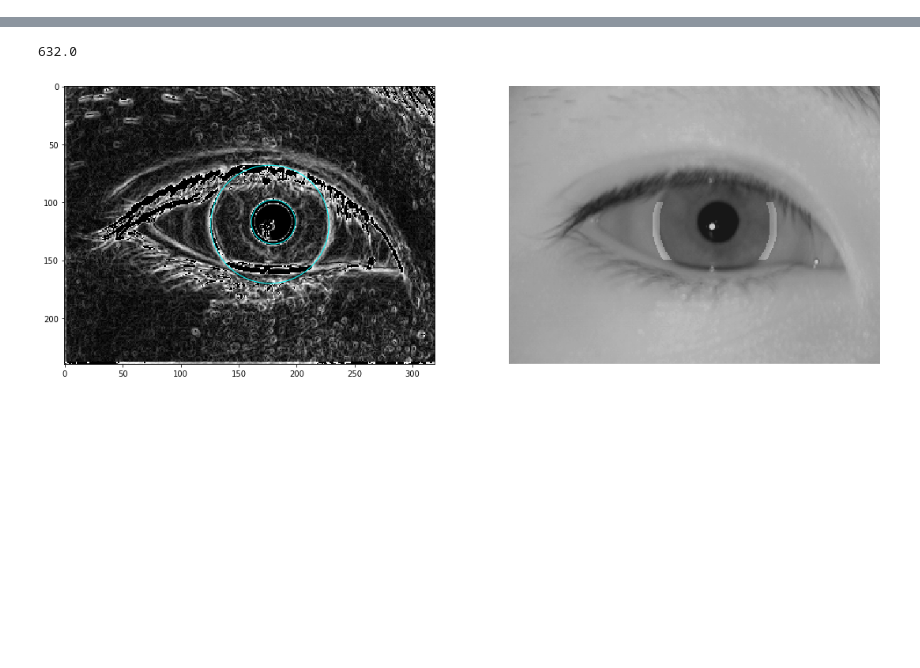
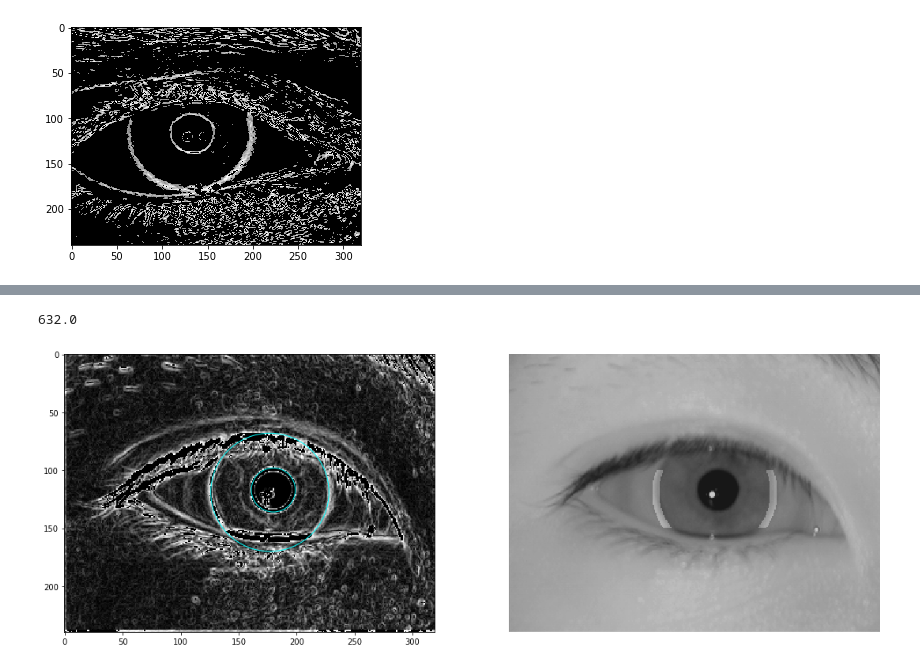
Before and after one commit to gagarinsname/iris, a Jupyter notebook: research/BaseRadii/BorderClassification.ipynb, the cells around one changed output, grey strips where cells are left out. Cells and saved outputs as stored; diff of their text form; code cells hidden in the pictures; blank space fills up the shorter version.

```diff
--- a/research/BaseRadii/BorderClassification.ipynb
+++ b/research/BaseRadii/BorderClassification.ipynb
@@ -46,0 +50,36 @@ from skimage.draw import circle, polygon
+# %%
+
+def GetEdgeMap(src, segm_data):
+    h, w = src.shape
+    xP, yP, rP, xI, yI, rI = segm_data
+    sobelDx = np.array([[-3, 0, 3], [-10, 0, 10], [-3, 0, 3]])
+    sobelDy = sobelDx.T
+
+    xCoords = np.repeat(np.arange(w).reshape(1,-1), h, axis=0) - xI * np.ones((h,w))
+    yCoords = np.repeat(np.arange(h).reshape(-1,1), w, axis=1) - yI * np.ones((h,w))
+
+    srcDx = np.array(correlate(src, sobelDx, mode='reflect')).astype(np.int)
+    srcDy = np.array(correlate(src, sobelDy, mode='reflect')).astype(np.int)
+    srcAngleMap = np.arctan2(srcDy, srcDx)
+    srcMagnitude = np.sqrt(srcDx*srcDx + srcDy*srcDy)
+    srcMagnitudeThresholdHigh = np.percentile(srcMagnitude.ravel(), 95)
+    srcMagnitudeThresholdLow = np.percentile(srcMagnitude.ravel(), 75)
+    srcMagnitude = srcMagnitude * (srcMagnitude < srcMagnitudeThresholdHigh)
+    srcMagnitude = srcMagnitude * (srcMagnitude > srcMagnitudeThresholdLow)
+
+    # cos(20) ~ 0.95, 1/cos(20) ~ 1.05
+    srcMagnitude = srcMagnitude * (1.05 * (srcDx*xCoords + srcDy*yCoords) ** 2 > (xCoords**2 + yCoords**2) * srcMagnitude)
+    plt.imshow(srcMagnitude, cmap='gray')
+    plt.show()
+    return srcMagnitude, srcAngleMap
+    # return dts
+
+dst_size = (240,320)
+i = 0
+img = image_list[i]
+src = (resize(img, dst_size, mode='reflect') * 255).astype(np.int)
+segm_data = _reshape_segm_data(data_list[i], img.shape[0], src.shape[0])
+srcMag, srcAngleMap = GetEdgeMap(src, segm_data)
+# Xi, yi = GetFeaturesFromImage(src, segm_data, 100, 150)
+# %% [output]
+[figure, added]
```
Also changed, not shown: parts of 7 cells of this notebook, 1 other file.
